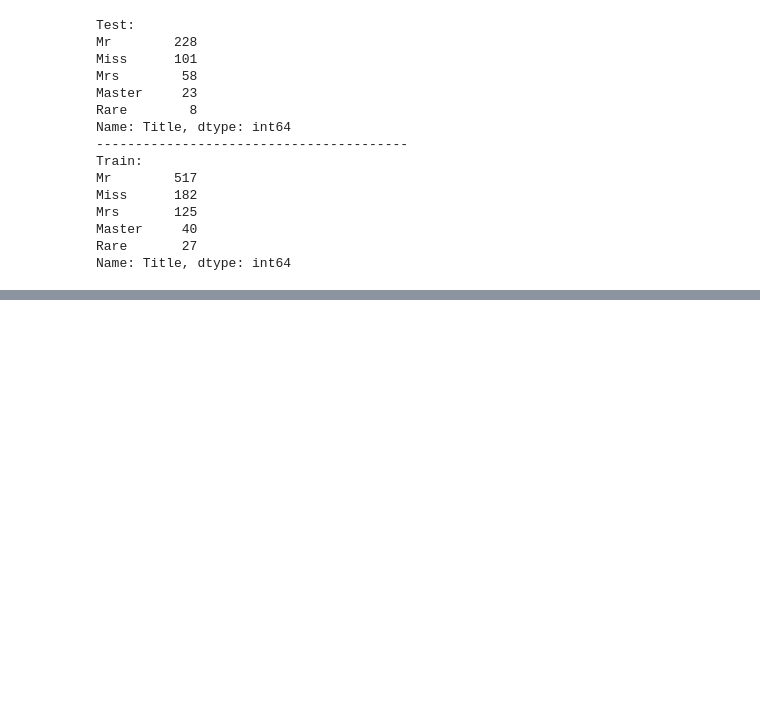
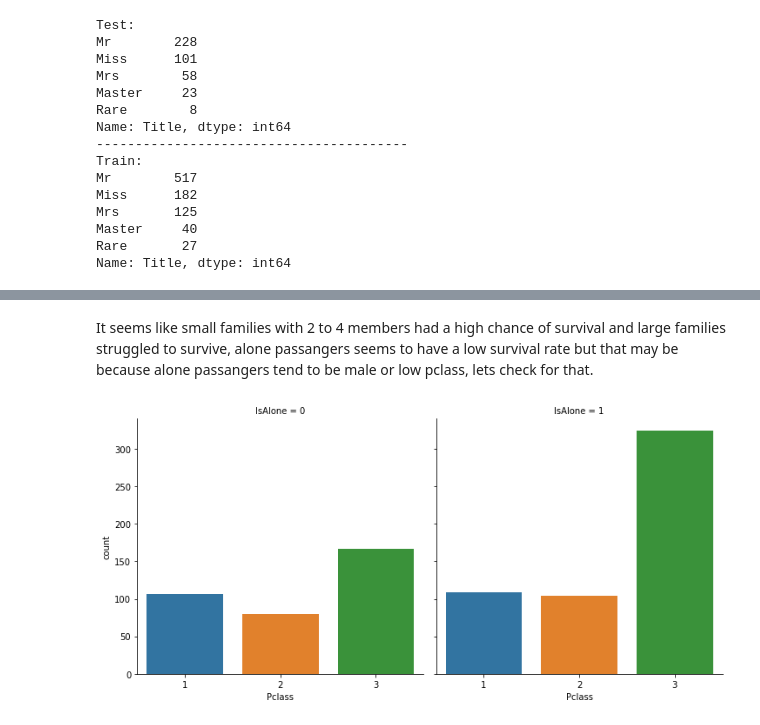
Before and after one commit to cucearda/TitanicProject, a Jupyter notebook: Titanic.ipynb, the cells around one changed output, grey strips where cells are left out. Cells and saved outputs as stored; diff of their text form; code cells hidden in the pictures; blank space fills up the shorter version.

```diff
--- a/Titanic.ipynb
+++ b/Titanic.ipynb
@@ -352,0 +378,8 @@ Name: Title, dtype: int64
+# %% [markdown]
+It seems like small families with 2 to 4 members had a high chance of survival and large families struggled to survive, alone passangers seems to have a low survival rate but that may be because alone passangers tend to be male or low pclass, lets check for that.
+# %%
+g = sns.catplot(x="Pclass", col="IsAlone",
+                data=data1,
+                kind="count")
+# %% [output]
+[figure, added]
```
Also changed, not shown: parts of 9 cells of this notebook.
